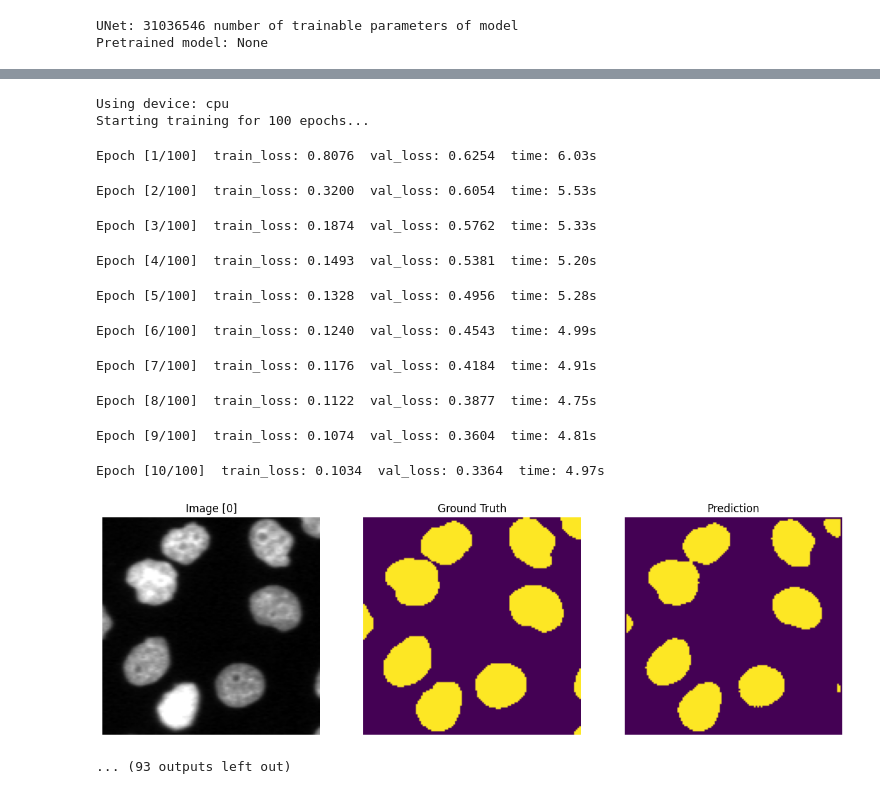
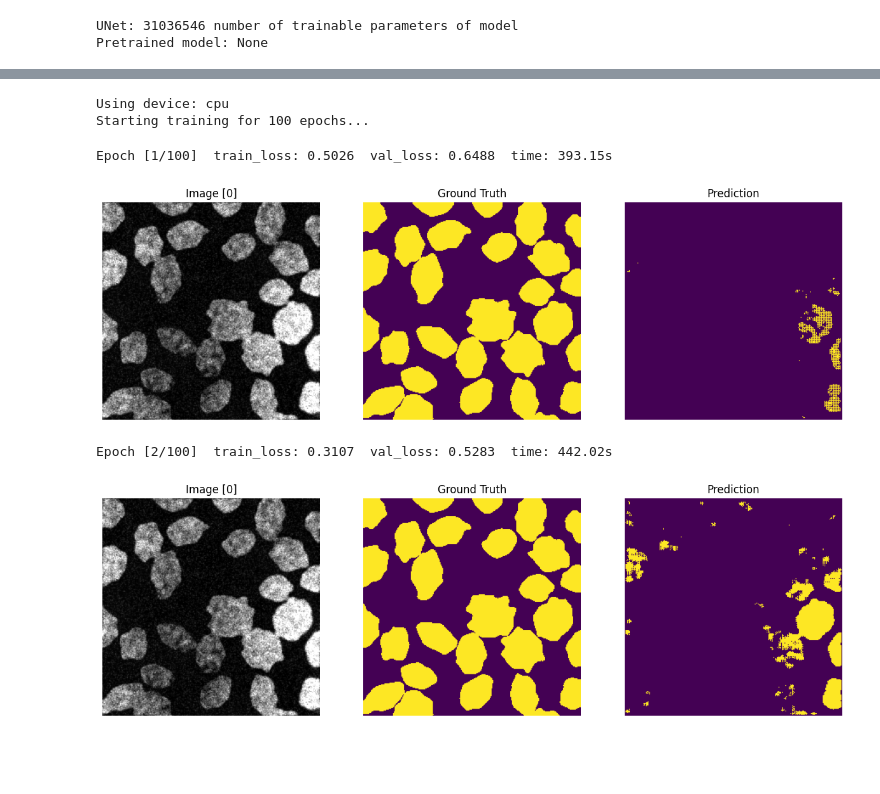
Before and after one commit to llleaa/ML-2025, a Jupyter notebook: projects/project2/unet.ipynb, the cells around one changed output, grey strips where cells are left out. Saved outputs shown, nothing was run; the diff lists cells and outputs as text; code cells hidden in the pictures; blank space fills up the shorter version.

```diff
--- a/projects/project2/unet.ipynb
+++ b/projects/project2/unet.ipynb
@@ -76,57 +205,76 @@ Pretrained model: None
+# %%
+def visualize_prediction(model, subset, device, sample_idx=0):
+    model.eval()
+    with torch.no_grad():
+        img, msk = subset[sample_idx]
+
+        # prepare input
+        inp = img.unsqueeze(0).to(device)  # [1,1,H,W]
+        logits = model(inp)                # [1,1,H,W]
+
+        # convert logits → probabilities → binary mask
+        prob = torch.sigmoid(logits)[0,0].cpu().numpy()    # [H,W]
+        pred = (prob > 0.5).astype(np.uint8)               # [H,W]
+
+        # get raw image
+        img_show = img.squeeze(0).cpu().numpy()
+        msk_show = msk.squeeze().cpu().numpy()
+
+        # plot
+        plt.figure(figsize=(15,5))
+        plt.subplot(1,3,1); plt.imshow(img_show, cmap='gray'); plt.title("Image"); plt.axis("off")
+        plt.subplot(1,3,2); plt.imshow(msk_show, cmap='gray'); plt.title("Ground Truth"); plt.axis("off")
+        plt.subplot(1,3,3); plt.imshow(pred, cmap='gray'); plt.title("Prediction"); plt.axis("off")
+        plt.show()
 # %%
+from model import UNet
+
 num_epochs   = 100
 batch_size   = 8
 snapshot     = max(1, num_epochs // 10)
-model_name   = f'unet_E{num_epochs:04d}_{pretrained_model_name}'
+model = UNet(n_channels=1, n_classes=1).to(device)
 
-criterion = nn.CrossEntropyLoss()
-optimizer = optim.Adam(model.parameters(), lr=0.001)
+criterion = nn.BCEWithLogitsLoss()
+optimizer = optim.Adam(model.parameters(), lr=1e-4)
 print(f"Using device: {device}")
 
 model.to(device)
 print(f"Starting training for {num_epochs} epochs...")
 train_losses, val_losses = [], []
 for epoch in range(num_epochs):
     start_time = time.time()
     model.train()
     running = 0.0
     if torch.cuda.is_available(): torch.cuda.reset_peak_memory_stats()
     for imgs, msks in train_loader:
-        imgs, msks = imgs.to(device, non_blocking=True), msks.to(device, non_blocking=True)
+        imgs, msks = imgs.to(device, non_blocking=True), msks.to(device, non_blocking=True).float()
         optimizer.zero_grad(set_to_none=True)
+        msks = msks.unsqueeze(1)
         loss = criterion(model(imgs), msks)
         loss.backward()
         optimizer.step()
         running += loss.item() * imgs.size(0)
     tr_loss = running / max(1, len(train_dataset))
     train_losses.append(tr_loss)
 
     model.eval()
     val_running = 0.0
     with torch.no_grad():
         for imgs, msks in val_loader:
-            imgs, msks = imgs.to(device, non_blocking=True), msks.to(device, non_blocking=True)
+            imgs, msks = imgs.to(device, non_blocking=True), msks.to(device, non_blocking=True).float()
+            msks = msks.unsqueeze(1)
             vloss = criterion(model(imgs), msks)
             val_running += vloss.item() * imgs.size(0)
     va_loss = val_running / max(1, len(val_dataset))
     val_losses.append(va_loss)
     print(f"Epoch [{epoch+1}/{num_epochs}]  train_loss: {tr_loss:.4f}  val_loss: {va_loss:.4f}  time: {time.time() - start_time:.2f}s")
 
     # ---- snapshot every N/10 epochs on the first training sample
-    if (epoch + 1) % snapshot == 0:
-        visualize_prediction(model, train_dataset, device, sample_idx=0)
+    visualize_prediction(model, train_dataset, device, sample_idx=0)
 # %% [output]
 Using device: cpu
 Starting training for 100 epochs...
-Epoch [1/100]  train_loss: 0.8076  val_loss: 0.6254  time: 6.03s
+Epoch [1/100]  train_loss: 0.5026  val_loss: 0.6488  time: 393.15s
+[figure, new version]
-Epoch [2/100]  train_loss: 0.3200  val_loss: 0.6054  time: 5.53s
+Epoch [2/100]  train_loss: 0.3107  val_loss: 0.5283  time: 442.02s
-Epoch [3/100]  train_loss: 0.1874  val_loss: 0.5762  time: 5.33s
-Epoch [4/100]  train_loss: 0.1493  val_loss: 0.5381  time: 5.20s
-Epoch [5/100]  train_loss: 0.1328  val_loss: 0.4956  time: 5.28s
-Epoch [6/100]  train_loss: 0.1240  val_loss: 0.4543  time: 4.99s
-Epoch [7/100]  train_loss: 0.1176  val_loss: 0.4184  time: 4.91s
-Epoch [8/100]  train_loss: 0.1122  val_loss: 0.3877  time: 4.75s
-Epoch [9/100]  train_loss: 0.1074  val_loss: 0.3604  time: 4.81s
-Epoch [10/100]  train_loss: 0.1034  val_loss: 0.3364  time: 4.97s
-[figure, old version]
-... (93 outputs left out)
+[figure, added]
```
Also changed, not shown: parts of 8 cells of this notebook.
